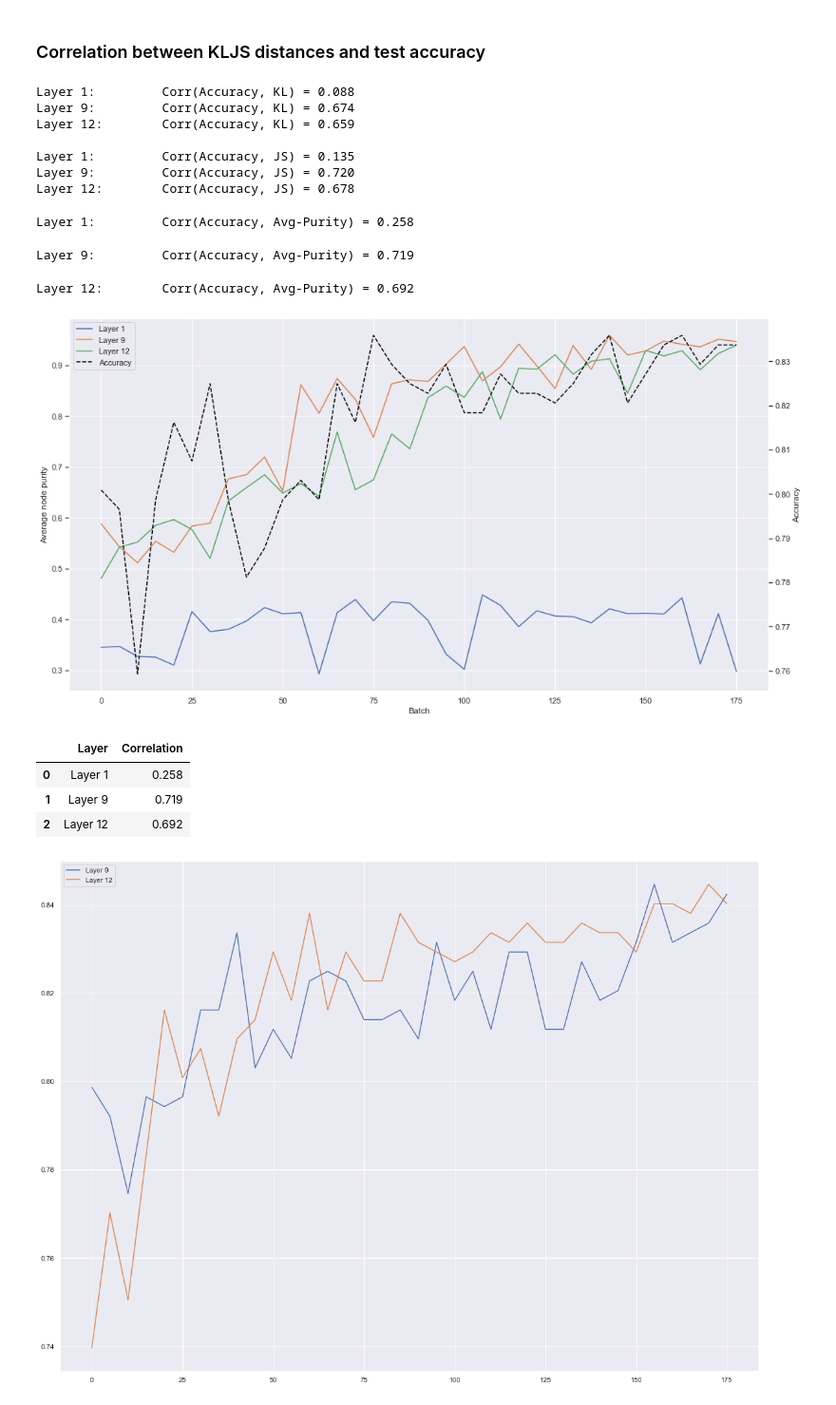
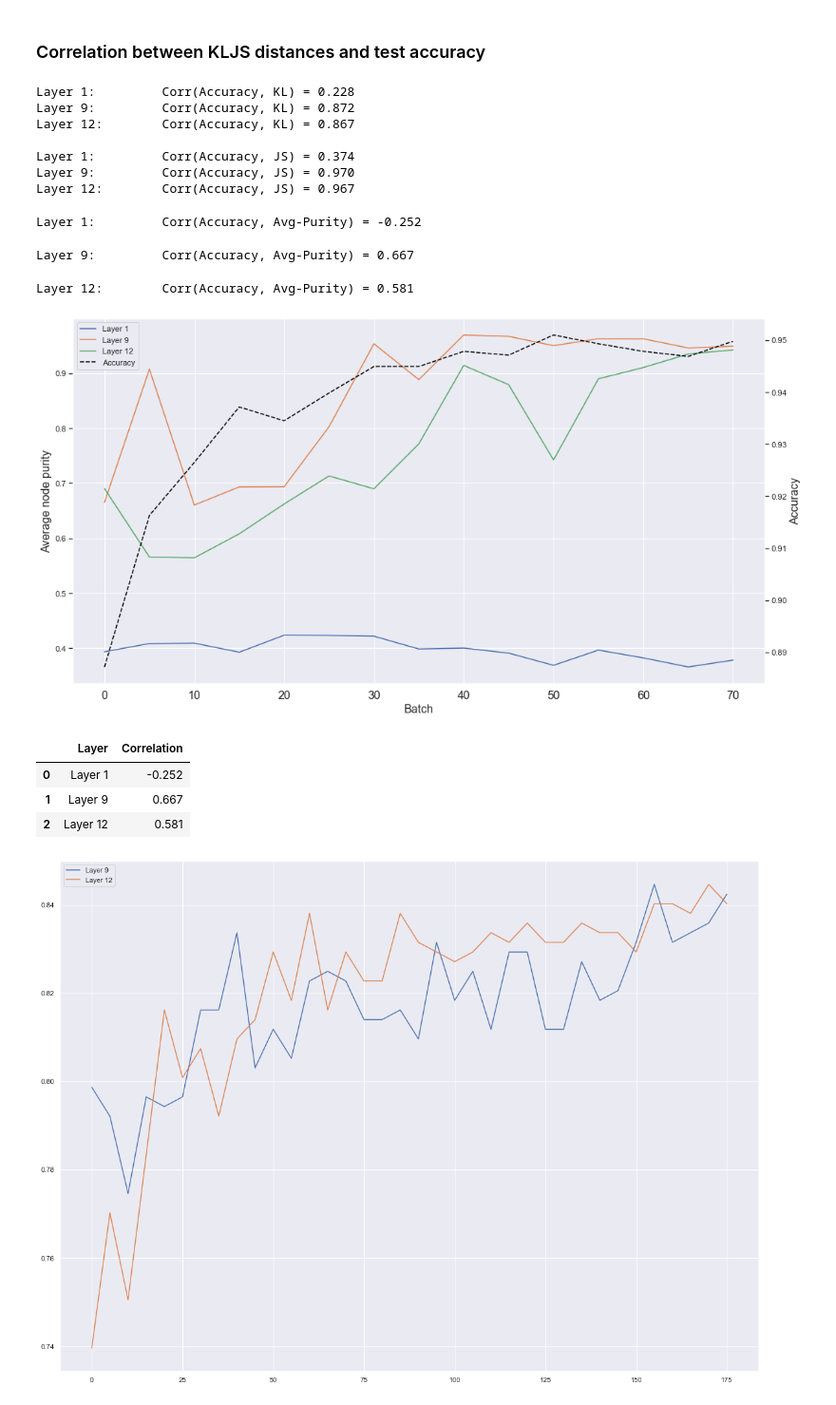
Before and after one commit to tdavislab/TopoBERT, a Jupyter notebook: notebooks/impuritiesv3.ipynb, the cells around one changed output. Shown at 95% size. Drawn from its saved outputs; the diff is of its cells as text; code cells hidden in the pictures.

```diff
--- a/notebooks/impuritiesv3.ipynb
+++ b/notebooks/impuritiesv3.ipynb
@@ -30,21 +30,21 @@ cache = Cache('./cachev3/')
 # import matplotlib
 # matplotlib.rcParams.update({'font.size': 22})
 # %%
-NUM_EPOCHS = 176
-EPOCH_GAP = 5
-LAYERS = [1, 9, 12]
+# NUM_EPOCHS = 176
+# EPOCH_GAP = 5
+# LAYERS = [1, 9, 12]
 
 # NUM_EPOCHS = 589
 # EPOCH_GAP = 15
 # LAYERS = [0, 1, 2]
 
-# NUM_EPOCHS = 74
-# EPOCH_GAP = 5
-# LAYERS = [1, 9, 12]
+NUM_EPOCHS = 74
+EPOCH_GAP = 5
+LAYERS = [1, 9, 12]
 
 DATA = 'train'
 # DATASET = 'roberta'
-DATASET = 'ss-role'
+DATASET = 'dep'
 # %%
 @dataclass
 class Config:
@@ -447,10 +447,10 @@ plot_ridge_plots_simult(data_dfs, 'iteration', 'purity', LAYERS, title_text=f'La
 purity_dfs = []
 plot_labels = []
 
-# fine_tuning_accs = pd.read_csv(f'../backend/data/Fine-tuning-accs/{DATASET}.csv', index_col=0)
-# accuracies = fine_tuning_accs.iloc[-1, :]
-# accuracies = accuracies.to_list()[:-1]
-# accuracies = [float(acc) for acc in accuracies]
+fine_tuning_accs = pd.read_csv(f'../backend/data/Fine-tuning-accs/{DATASET}.csv', index_col=0)
+accuracies = fine_tuning_accs.iloc[-1, :]
+accuracies = accuracies.to_list()[:-1]
+accuracies = [float(acc) for acc in accuracies]
 
 for layer in LAYERS:
     graphs = []
@@ -460,7 +460,7 @@ for layer in LAYERS:
         graph = get_graph(DATASET, 'euclidean', 'l2', 50, 50, fileindex, layer, 'train', min_samples=3)
         graphs.append(graph)
 
-    labels = sorted(read_labels(f'../backend/data/{DATASET}/entities/{DATA}.txt').label.unique().tolist())
+    labels = sorted(read_labels(f'../backend/data/{DATASET}/entities/{DATA}.txt', dataset=DATASET).label.unique().tolist())
     # convert label to dict with positions as value
     label_dict = {label: i for i, label in enumerate(labels)}
 
@@ -491,13 +491,13 @@ print()
 for layer, js in zip(LAYERS, jen_shannons):
     print(f'Layer {layer}:\t Corr(Accuracy, JS) = {np.corrcoef(accuracies, js)[0, 1]:.3f}')
 # %% [output]
-Layer 1:         Corr(Accuracy, KL) = 0.088
-Layer 9:         Corr(Accuracy, KL) = 0.674
-Layer 12:        Corr(Accuracy, KL) = 0.659
+Layer 1:         Corr(Accuracy, KL) = 0.228
+Layer 9:         Corr(Accuracy, KL) = 0.872
+Layer 12:        Corr(Accuracy, KL) = 0.867
 
-Layer 1:         Corr(Accuracy, JS) = 0.135
-Layer 9:         Corr(Accuracy, JS) = 0.720
-Layer 12:        Corr(Accuracy, JS) = 0.678
+Layer 1:         Corr(Accuracy, JS) = 0.374
+Layer 9:         Corr(Accuracy, JS) = 0.970
+Layer 12:        Corr(Accuracy, JS) = 0.967
 # %%
 fine_tuning_accs = pd.read_csv(f'../backend/data/Fine-tuning-accs/{DATASET}.csv', index_col=0)
 accuracies = fine_tuning_accs.iloc[-1, :]
@@ -518,51 +518,53 @@ for layer in [1, 9, 12]:
         graph = get_graph(DATASET, 'euclidean', 'l2', 50, 50, fileindex, layer, 'train', min_samples=3)
         graphs.append(graph)
 
-    labels = sorted(read_labels(f'../backend/data/{DATASET}/entities/{DATA}.txt').label.unique().tolist())
+    labels = sorted(read_labels(f'../backend/data/{DATASET}/entities/{DATA}.txt', dataset=DATASET).label.unique().tolist())
     # convert label to dict with positions as value
     label_dict = {label: i for i, label in enumerate(labels)}
 
     # nodewise_purities = compute_nodewise_purities(graphs, method='entropy')
     nodewise_purities = compute_pointwise_purities(graphs)
 
     average_purity = nodewise_purities.purity.apply(lambda x: np.mean(x))
+    if layer == 1:
+        average_purity *=0.5
 
     print(f'Layer {layer}:\t Corr(Accuracy, Avg-Purity) = {np.corrcoef(accuracies, average_purity)[0, 1]:.3f}')
     corrs.append([f'Layer {layer}', np.corrcoef(accuracies, average_purity)[0, 1]])
 
     ax.plot(np.arange(0, NUM_EPOCHS, EPOCH_GAP), average_purity, label=f'Layer {layer}')
 
 ax_acc = ax.twinx()
 ax_acc.plot(np.arange(0, NUM_EPOCHS, EPOCH_GAP), accuracies, linestyle='--', color='black', label='Accuracy')
 ax_acc.set_ylabel('Accuracy')
 # ax_acc.legend(loc='upper left')
 ax_acc.grid(False)
 # ax_acc.set_ylim(0.5, 1)
 
 # ax.legend()
 
 handles, labels = ax.get_legend_handles_labels()
 handles_acc, labels_acc = ax_acc.get_legend_handles_labels()
 handles_combined, labels_combined = handles + handles_acc, labels + labels_acc
 ax.legend(handles_combined, labels_combined, loc='upper left')
 
 plt.tight_layout()
 
 plt.savefig(f'images/average_purity_vs_accuracy/avg_purity_vs_acc_{DATASET}_{DATA}.png', dpi=300)
 # %% [output]
-Layer 1:         Corr(Accuracy, Avg-Purity) = 0.258
+Layer 1:         Corr(Accuracy, Avg-Purity) = -0.252
-Layer 9:         Corr(Accuracy, Avg-Purity) = 0.719
+Layer 9:         Corr(Accuracy, Avg-Purity) = 0.667
-Layer 12:        Corr(Accuracy, Avg-Purity) = 0.692
+Layer 12:        Corr(Accuracy, Avg-Purity) = 0.581
-[figure, old version]
+[figure, new version]
 # %%
 corr_df = pd.DataFrame(corrs, columns=['Layer', 'Correlation'])
 corr_df.Correlation = corr_df.Correlation.apply(lambda x: round(x, 3))
 corr_df
 # %% [output]
 |  | Layer | Correlation |
-| 0 | Layer 1 | 0.258 |
-| 1 | Layer 9 | 0.719 |
-| 2 | Layer 12 | 0.692 |
+| 0 | Layer 1 | -0.252 |
+| 1 | Layer 9 | 0.667 |
+| 2 | Layer 12 | 0.581 |
 # %%
 for layer in LAYERS:
     graphs = []
```
Also changed, not shown: parts of 2 cells of this notebook, 5 other files.
